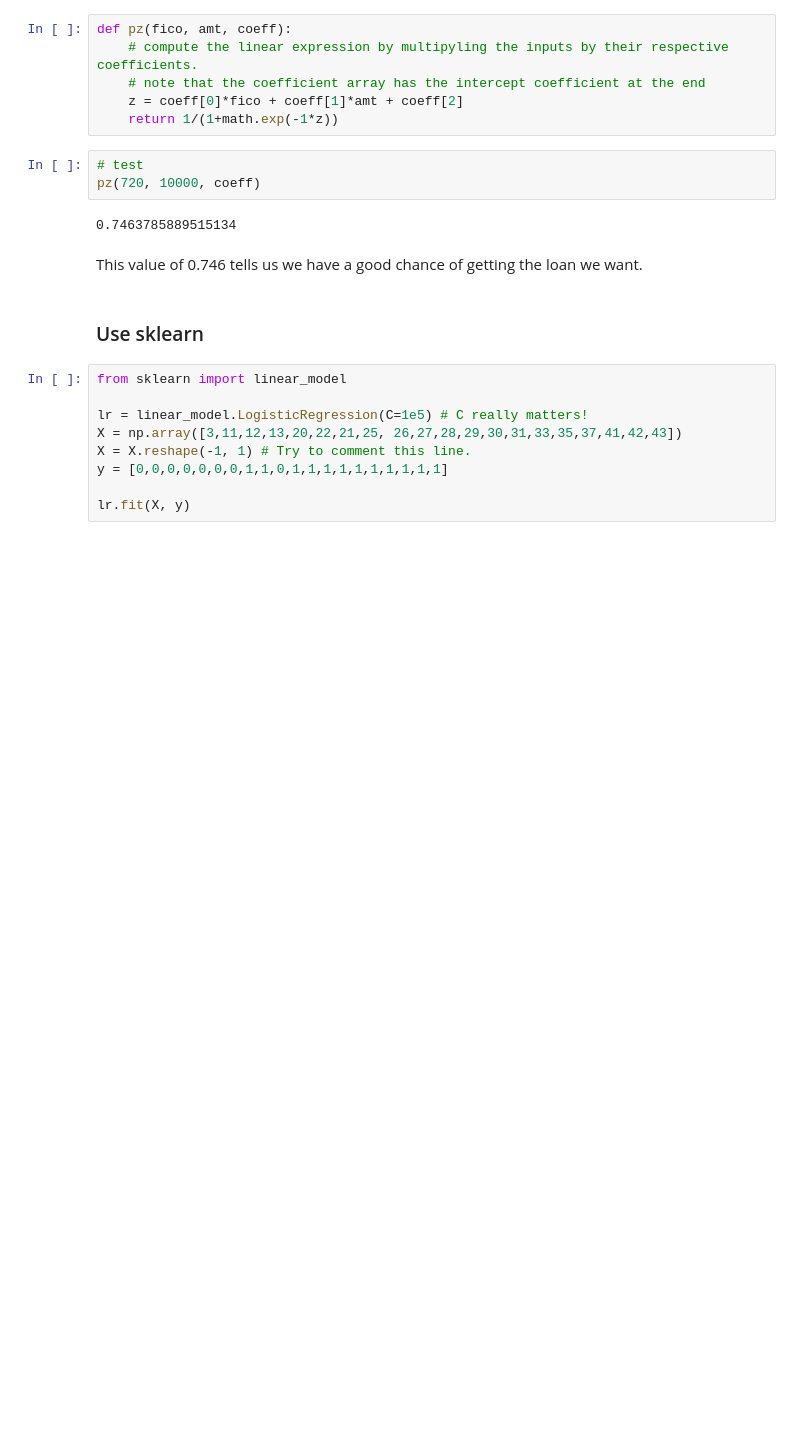
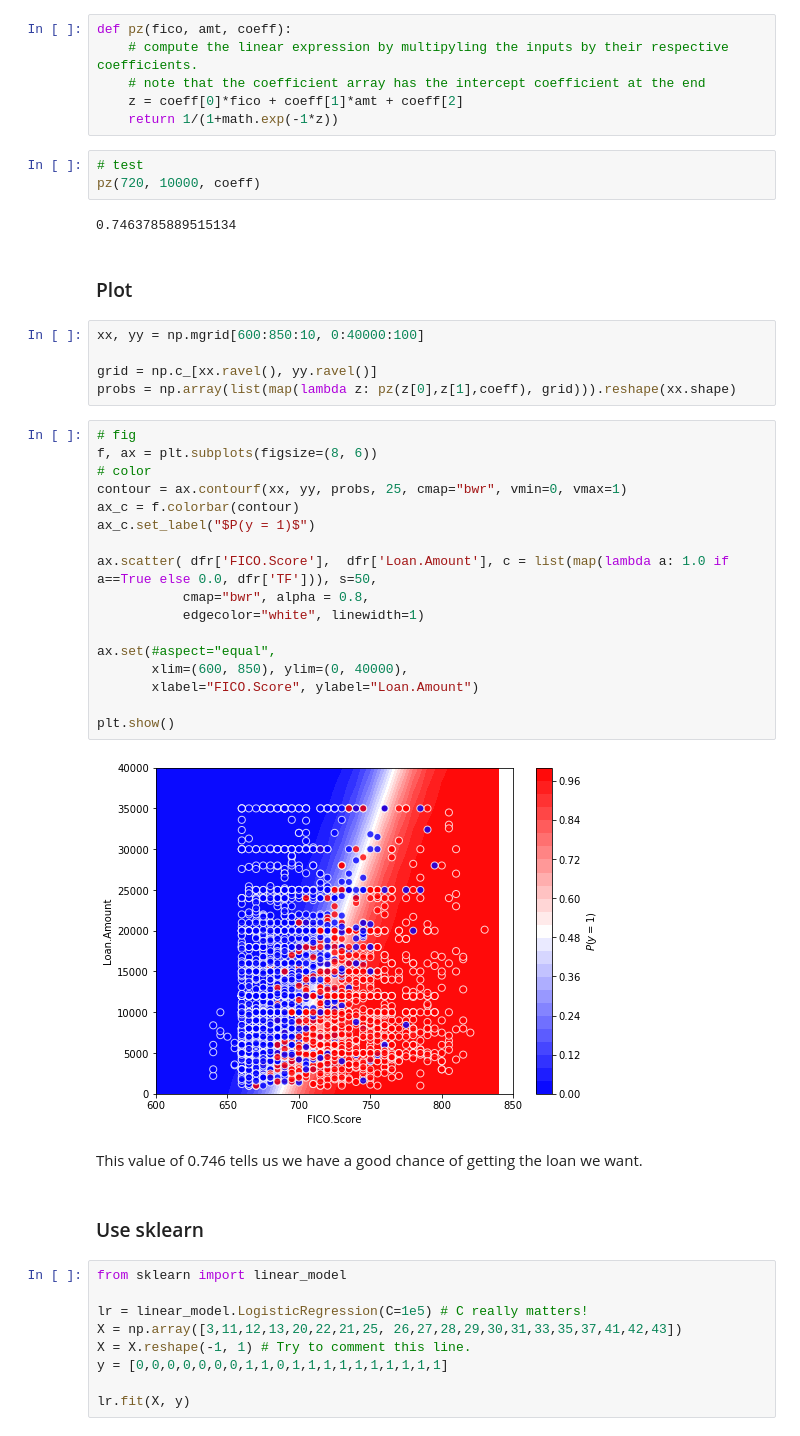
Before and after one commit to hsiaom26/DSFTA, a Jupyter notebook: Alg-LogisticRegression.ipynb, the cells around one changed output. Cells and saved outputs as stored; diff of their text form; blank space fills up the shorter version.

Commit message:
update LR plot

```diff
--- a/Alg-LogisticRegression.ipynb
+++ b/Alg-LogisticRegression.ipynb
@@ -160,6 +163,32 @@ def pz(fico, amt, coeff):
 pz(720, 10000, coeff)
 # %% [output]
 0.7463785889515134
+# %% [markdown]
+### Plot
+# %%
+xx, yy = np.mgrid[600:850:10, 0:40000:100]
+
+grid = np.c_[xx.ravel(), yy.ravel()]
+probs = np.array(list(map(lambda z: pz(z[0],z[1],coeff), grid))).reshape(xx.shape)
+# %%
+# fig
+f, ax = plt.subplots(figsize=(8, 6))
+# color
+contour = ax.contourf(xx, yy, probs, 25, cmap="bwr", vmin=0, vmax=1)
+ax_c = f.colorbar(contour)
+ax_c.set_label("$P(y = 1)$")
+
+ax.scatter( dfr['FICO.Score'],  dfr['Loan.Amount'], c = list(map(lambda a: 1.0 if a==True else 0.0, dfr['TF'])), s=50,
+           cmap="bwr", alpha = 0.8,
+           edgecolor="white", linewidth=1)
+
+ax.set(#aspect="equal",
+       xlim=(600, 850), ylim=(0, 40000),
+       xlabel="FICO.Score", ylabel="Loan.Amount")
+
+plt.show()
+# %% [output]
+[figure, added]
 # %% [markdown]
 This value of 0.746 tells us we have a good chance of getting the loan we want.
 # %% [markdown]
```
Also changed, not shown: parts of 8 cells of this notebook.
